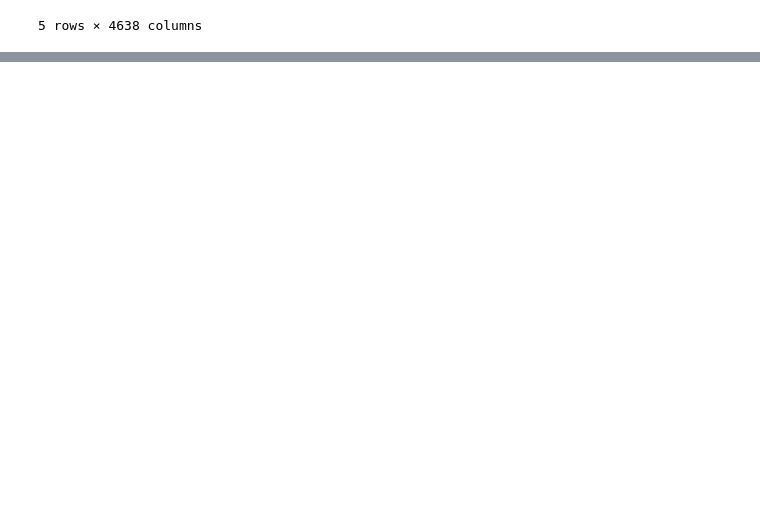
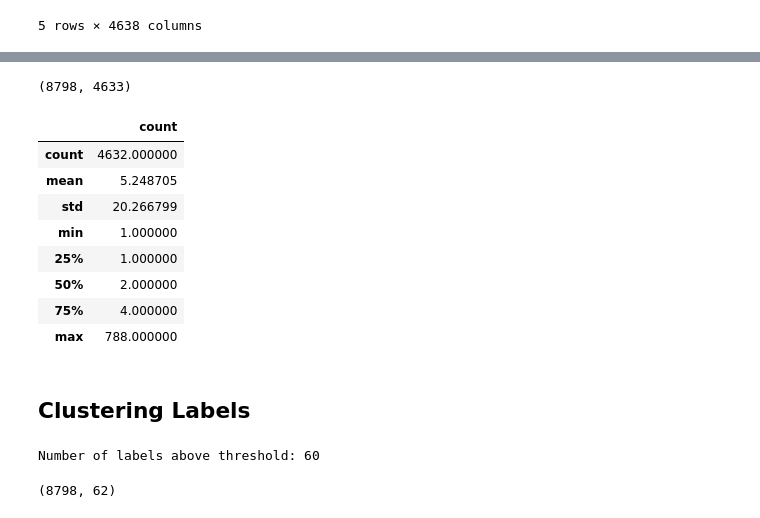
Before and after one commit to bangkit-kaidah/machine-learning, a Jupyter notebook: Train - Preprocessing.ipynb, the cells around one changed output, grey strips where cells are left out. Drawn from its saved outputs; the diff is of its cells as text; code cells hidden in the pictures; blank space fills up the shorter version.

```diff
--- a/Train - Preprocessing.ipynb
+++ b/Train - Preprocessing.ipynb
@@ -323,0 +199,55 @@ cleaned_df['title'] = cleaned_df['title'].apply(stemming)
+# %%
+# many labels don't have enough data points
+# which can make prediction less precise
+# let's prioritize dropping the rows with label count less
+label_occur_df.sort_values(['count'], inplace=True, ascending=False)
+column_prioritize = label_occur_df['label'].values[:50]
+dropped_df = dataset_df.sort_values(list(column_prioritize), ascending=True)
+dropped_df.drop_duplicates(inplace=True)
+print("Shape:", dropped_df.shape)
+# %% [output]
+(8798, 4633)
+# %%
+# count the number of each label appear
+label_occur_df = count_label_occur(dropped_df)
+label_occur_df.describe()
+# %% [output]
+|  | count |
+| count | 4632.000000 |
+| mean | 5.248705 |
+| std | 20.266799 |
+| min | 1.000000 |
+| 25% | 1.000000 |
+| 50% | 2.000000 |
+| 75% | 4.000000 |
+| max | 788.000000 |
+# %% [markdown]
+## Clustering Labels
+# %%
+# let's cut the number of labels down with threshold
+threshold = 50
+main_label_df = pd.DataFrame()
+main_label_df = label_occur_df[label_occur_df['count']>threshold]
+main_labels = main_label_df['label'].values
+print("Number of labels above threshold:", len(main_labels))
+
+# the labels below threshold will be clustered to a new label
+new_label = 'Lain-lain'
+main_labels = np.append(main_labels, new_label)
+# %% [output]
+Number of labels above threshold: 60
+# %%
+# move the labels below threshold count to the new label
+clustered_df = dropped_df.copy()
+clustered_df[new_label] = 0
+not_label = []
+for column in clustered_df.columns[1:]:
+    if column not in main_labels:
+        clustered_df[new_label][clustered_df[column]==1] = 1
+        not_label.append(column)
+
+# drop the columns of labels below threshold
+clustered_df.drop(not_label, axis=1, inplace=True)
+print("Shape:", clustered_df.shape)
+# %% [output]
+(8798, 62)
```
Also changed, not shown: parts of 48 cells of this notebook.
